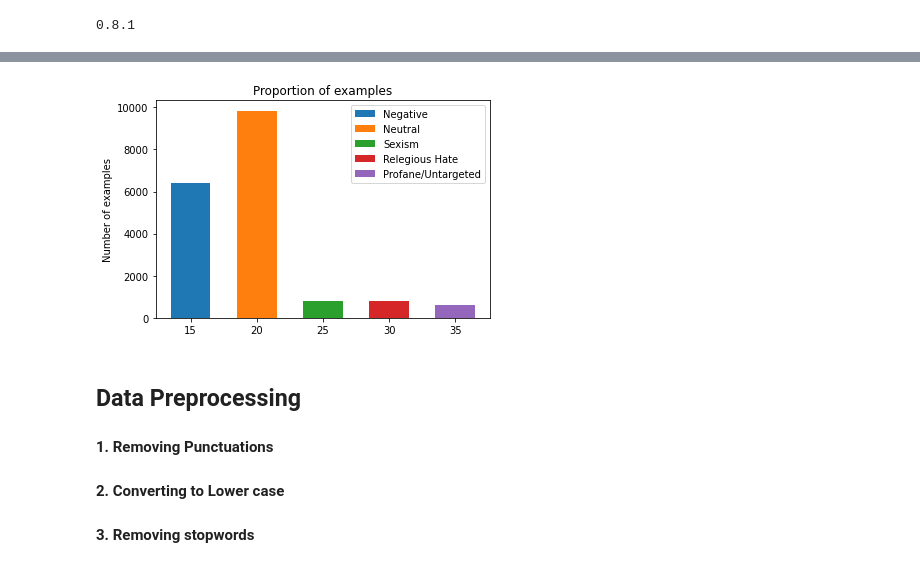
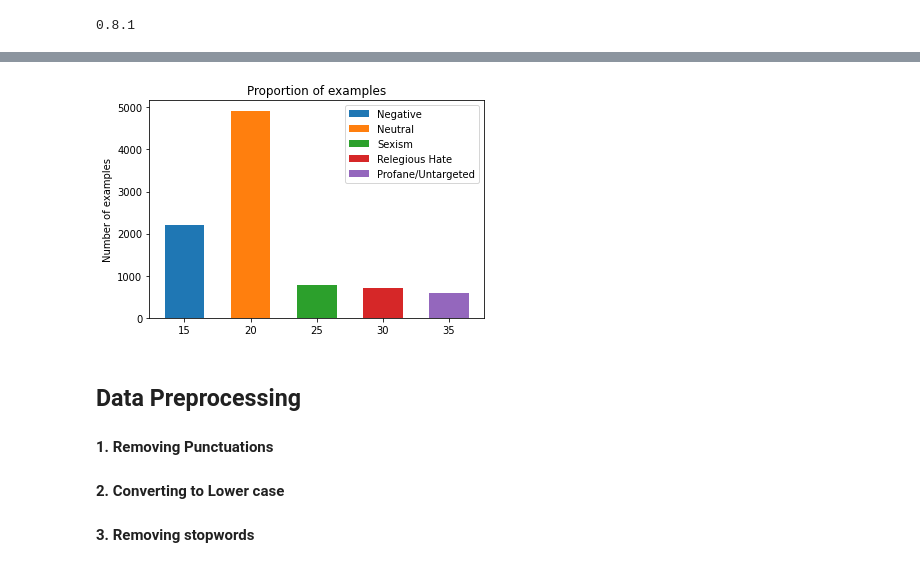
Before and after one commit to abuhurera8320/Hate_Speech_Detection, a Jupyter notebook: Roman_Urdu_Hate_Speech_Detection(Multi_Class).ipynb, the cells around one changed output, grey strips where cells are left out. Cells and saved outputs as stored; diff of their text form; code cells hidden in the pictures.

```diff
--- a/Roman_Urdu_Hate_Speech_Detection(Multi_Class).ipynb
+++ b/Roman_Urdu_Hate_Speech_Detection(Multi_Class).ipynb
@@ -26,7 +26,7 @@ from imblearn.over_sampling import SMOTE
 # %% [output]
 0.8.1
 # %%
-df=pd.read_csv('/content/drive/MyDrive/FYP /MDDLS.csv')
+df=pd.read_csv('/content/drive/MyDrive/FYP /Multiclass.csv')
 # %%
 df.shape
 # %% [output]
@@ -38,21 +47,21 @@ array([0, 2, 3, 4, 1])
 # %%
-Neu = df[df['Labels'] == 1].shape[0]
-Neg = df[df['Labels'] == 0].shape[0]
-RH = df[df['Labels'] == 2].shape[0]
-Sm = df[df['Labels'] == 3].shape[0]
-Profane = df[df['Labels'] == 4].shape[0]
+Neu = df[df['Label'] == 1].shape[0]
+Neg = df[df['Label'] == 0].shape[0]
+RH = df[df['Label'] == 2].shape[0]
+Sm = df[df['Label'] == 3].shape[0]
+Profane = df[df['Label'] == 4].shape[0]
 # bar plot of the 3 classes
 plt.bar(15,Neg,3, label="Negative")
 plt.bar(20,Neu,3, label="Neutral")
 plt.bar(25,Sm,3, label="Sexism")
 plt.bar(30,RH,3, label="Relegious Hate")
 plt.bar(35,Profane,3, label="Profane/Untargeted")
 plt.legend()
 plt.ylabel('Number of examples')
 plt.title('Proportion of examples')
 plt.show()
 # %% [output]
-[figure, old version]
+[figure, new version]
 # %% [markdown]
 ## Data Preprocessing
 #### 1. Removing Punctuations
```
Also changed, not shown: parts of 40 cells of this notebook.
